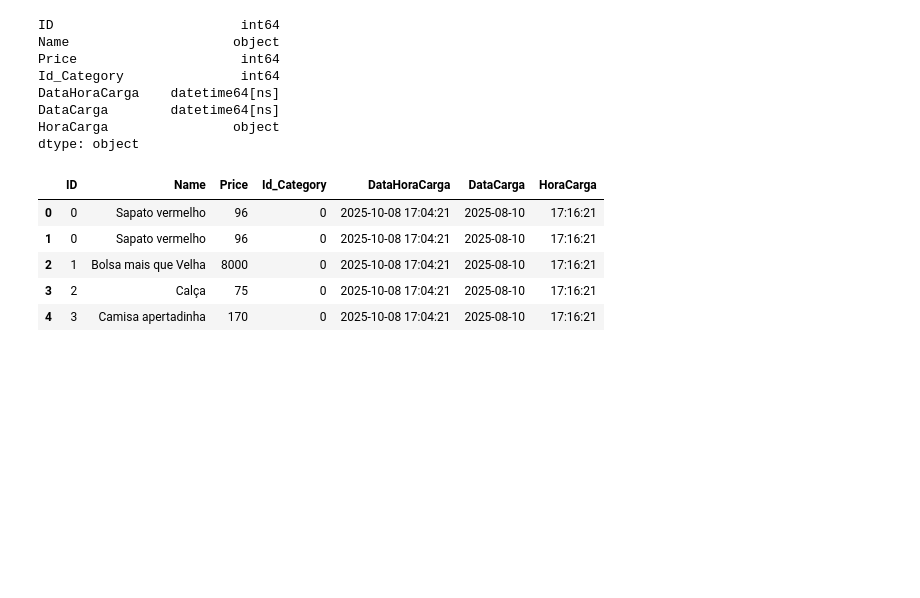
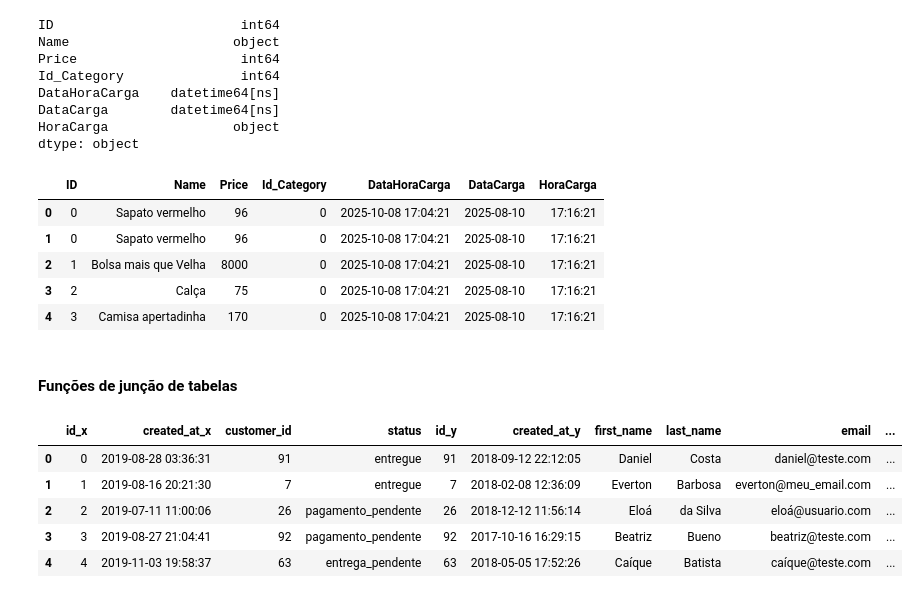
Before and after one commit to NaylsonS/estudos_big_query, a Jupyter notebook: bigquery.ipynb, the cells around one changed output. Saved outputs shown, nothing was run; the diff lists cells and outputs as text; code cells hidden in the pictures; blank space fills up the shorter version.

Commit message:
Joins e Concat
Junção de tabelas e concatenar tabelas

```diff
--- a/bigquery.ipynb
+++ b/bigquery.ipynb
@@ -300,3 +301,17 @@ df3.to_gbq(
     credentials = credencial,
     table_schema = schema
            )
+# %% [markdown]
+#### Funções de junção de tabelas
+# %%
+# Join Tabela Ordens e Clientes
+
+T1 = pd.merge(ordens,clientes, left_on='customer_id', right_on='id', how='left')
+T1.head()
+# %% [output]
+|  | id_x | created_at_x | customer_id | status | id_y | created_at_y | first_name | last_name | email | ... |
+| 0 | 0 | 2019-08-28 03:36:31 | 91 | entregue | 91 | 2018-09-12 22:12:05 | Daniel | Costa | daniel@teste.com | ... |
+| 1 | 1 | 2019-08-16 20:21:30 | 7 | entregue | 7 | 2018-02-08 12:36:09 | Everton | Barbosa | everton@meu_email.com | ... |
+| 2 | 2 | 2019-07-11 11:00:06 | 26 | pagamento_pendente | 26 | 2018-12-12 11:56:14 | Eloá | da Silva | eloá@usuario.com | ... |
+| 3 | 3 | 2019-08-27 21:04:41 | 92 | pagamento_pendente | 92 | 2017-10-16 16:29:15 | Beatriz | Bueno | beatriz@teste.com | ... |
+| 4 | 4 | 2019-11-03 19:58:37 | 63 | entrega_pendente | 63 | 2018-05-05 17:52:26 | Caíque | Batista | caíque@teste.com | ... |
```
Also changed, not shown: parts of 4 cells of this notebook, 1 other file.
